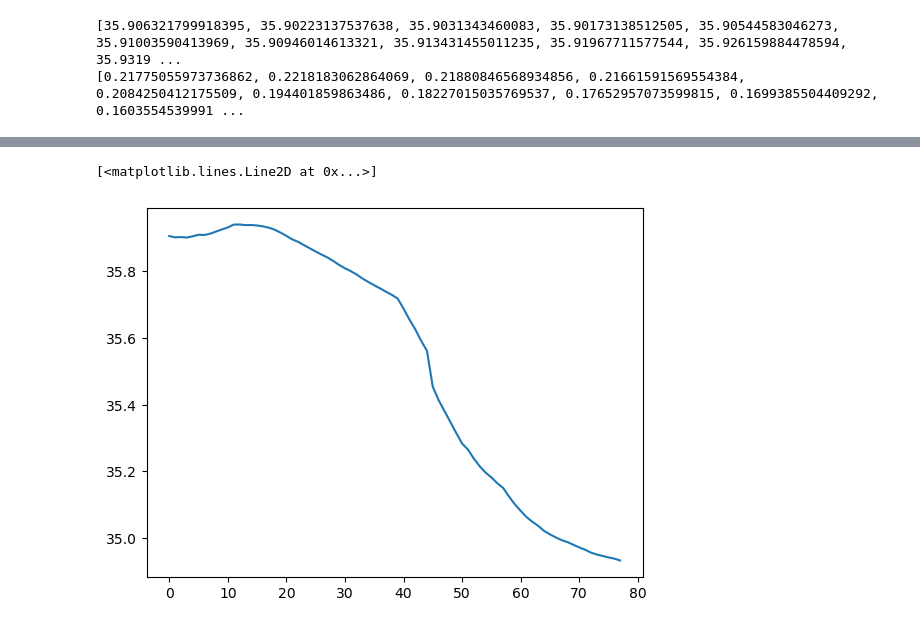
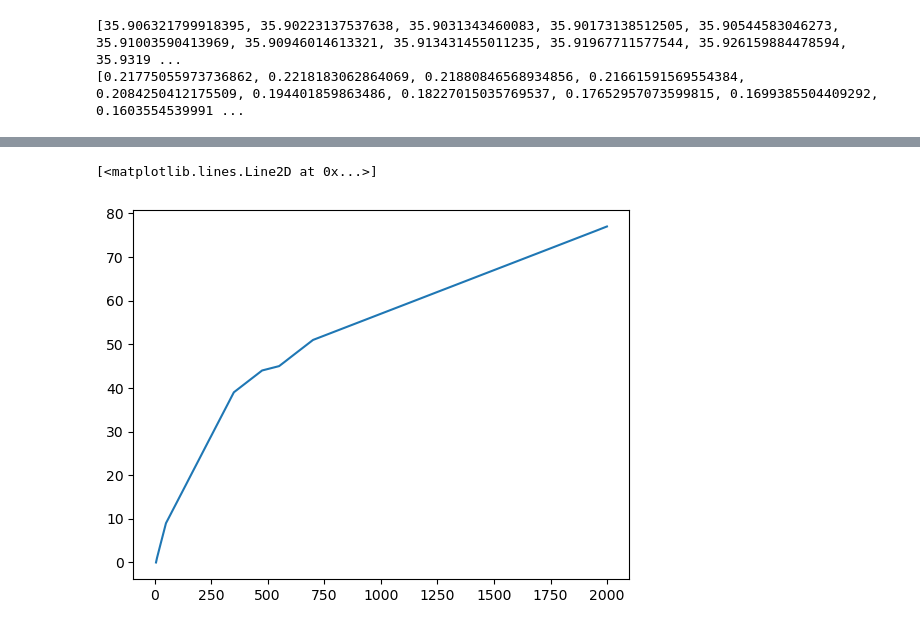
Before and after one commit to dwlakes/Enviro_Data_Science, a Jupyter notebook: assignments/assignment1.ipynb, the cells around one changed output, grey strips where cells are left out. Drawn from its saved outputs; the diff is of its cells as text; code cells hidden in the pictures.

```diff
--- a/assignments/assignment1.ipynb
+++ b/assignments/assignment1.ipynb
@@ -252,5 +219,5 @@ print(salinity_std_dev)
 # %%
-plt.plot(salinity_means)
+plt.plot(pressure_means, level)
 # %% [output]
 [<matplotlib.lines.Line2D at 0x...>]
-[figure, old version]
+[figure, new version]
```
Also changed, not shown: parts of 22 cells of this notebook, 2 other files.
